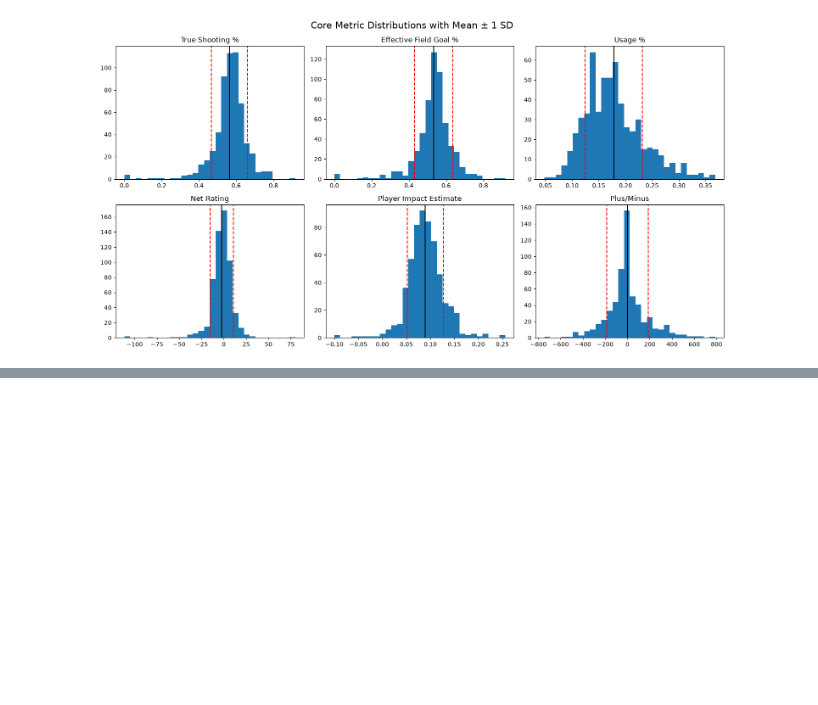
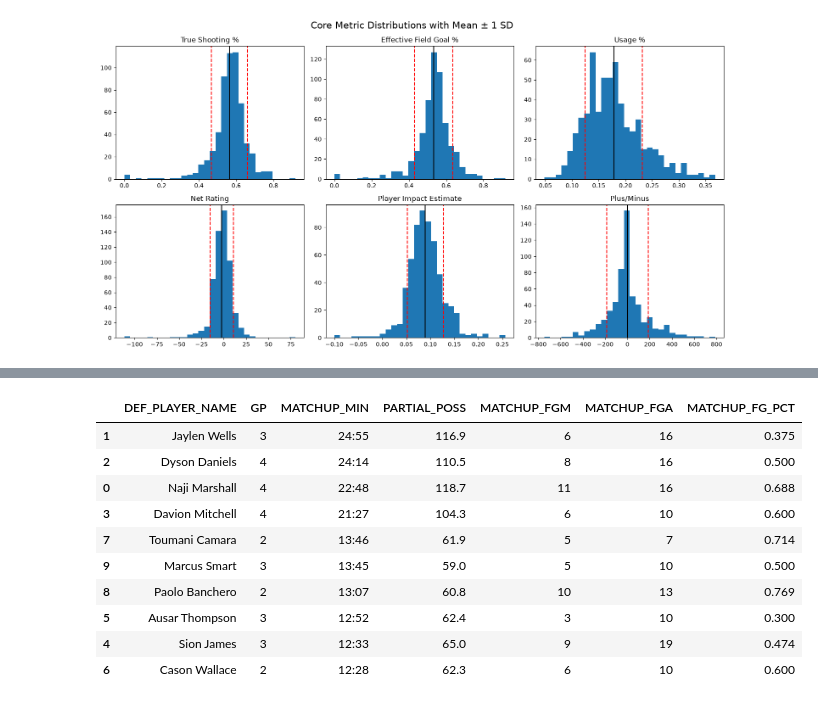
Before and after one commit to DanielBubalo/nba-clutch-reputation-data, a Jupyter notebook: Deliverables/nba_profiling_data.ipynb, the cells around one changed output, grey strips where cells are left out. Cells and saved outputs as stored; diff of their text form; code cells hidden in the pictures; blank space fills up the shorter version.

```diff
--- a/Deliverables/nba_profiling_data.ipynb
+++ b/Deliverables/nba_profiling_data.ipynb
@@ -297,0 +626,23 @@ plt.show()
+# %%
+harden_id = comparison_filtered[comparison_filtered['PLAYER_NAME'] == 'James Harden']['PLAYER_ID'].values[0]
+
+harden_matchups_df = leagueseasonmatchups.LeagueSeasonMatchups(
+    season="2025-26",
+    off_player_id_nullable=harden_id
+).get_data_frames()[0]
+
+harden_matchups_df.sort_values('MATCHUP_TIME_SEC', ascending=False)[
+    ['DEF_PLAYER_NAME', 'GP', 'MATCHUP_MIN', 'PARTIAL_POSS', 'MATCHUP_FGM', 'MATCHUP_FGA', 'MATCHUP_FG_PCT']
+].head(10)
+# %% [output]
+|  | DEF_PLAYER_NAME | GP | MATCHUP_MIN | PARTIAL_POSS | MATCHUP_FGM | MATCHUP_FGA | MATCHUP_FG_PCT |
+| 1 | Jaylen Wells | 3 | 24:55 | 116.9 | 6 | 16 | 0.375 |
+| 2 | Dyson Daniels | 4 | 24:14 | 110.5 | 8 | 16 | 0.500 |
+| 0 | Naji Marshall | 4 | 22:48 | 118.7 | 11 | 16 | 0.688 |
+| 3 | Davion Mitchell | 4 | 21:27 | 104.3 | 6 | 10 | 0.600 |
+| 7 | Toumani Camara | 2 | 13:46 | 61.9 | 5 | 7 | 0.714 |
+| 9 | Marcus Smart | 3 | 13:45 | 59.0 | 5 | 10 | 0.500 |
+| 8 | Paolo Banchero | 2 | 13:07 | 60.8 | 10 | 13 | 0.769 |
+| 5 | Ausar Thompson | 3 | 12:52 | 62.4 | 3 | 10 | 0.300 |
+| 4 | Sion James | 3 | 12:33 | 65.0 | 9 | 19 | 0.474 |
+| 6 | Cason Wallace | 2 | 12:28 | 62.3 | 6 | 10 | 0.600 |
```
Also changed, not shown: parts of 30 cells of this notebook.
